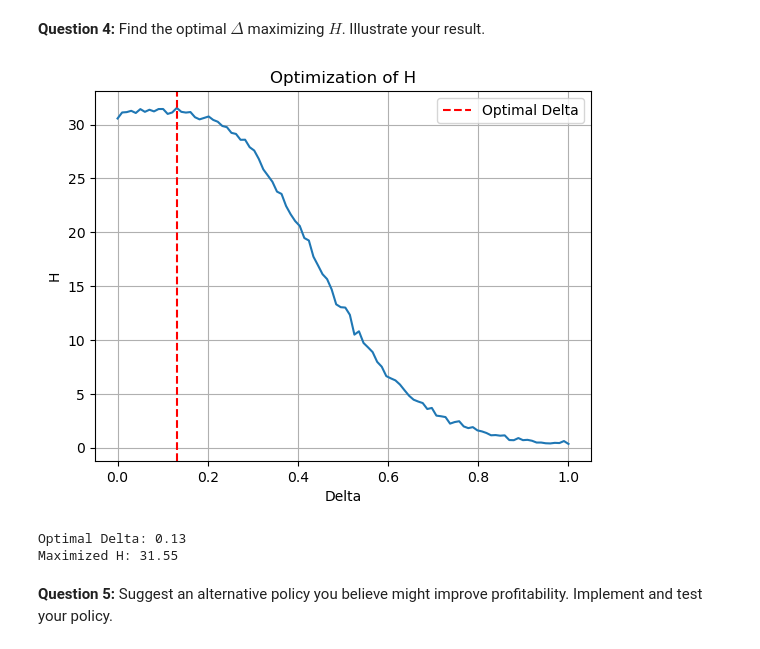
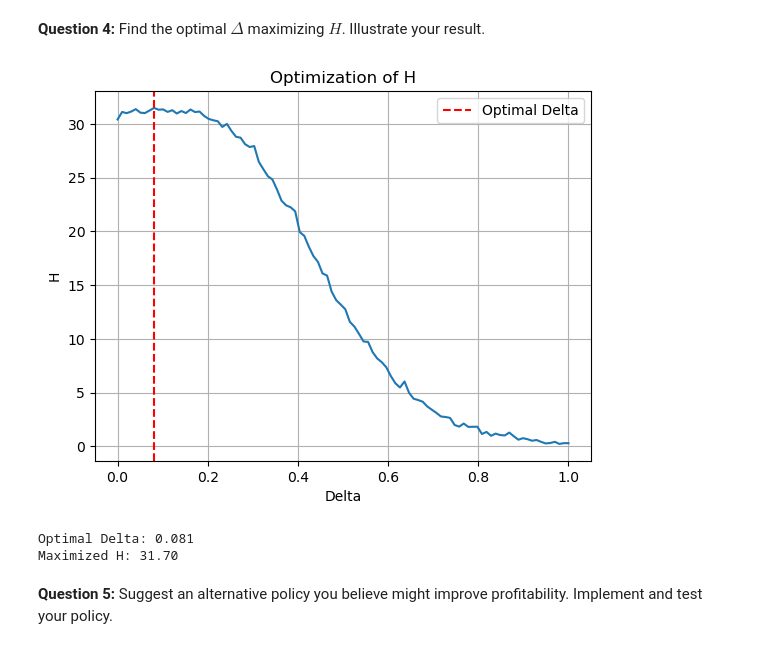
Before and after one commit to NumEconCopenhagen/projects-2023-2x-chris-og-ras, a Jupyter notebook: Examproject/Exam.ipynb, the cells around one changed output. Saved outputs shown, nothing was run; the diff lists cells and outputs as text; code cells hidden in the pictures.

```diff
--- a/Examproject/Exam.ipynb
+++ b/Examproject/Exam.ipynb
@@ -637,6 +639,8 @@ H with delta = 0.05 :  31.228913289452198
 **Question 4:** Find the optimal $\Delta$ maximizing $H$. Illustrate your result.
 # %%
 import numpy as np
+import scipy.optimize as opt
+import matplotlib.pyplot as plt
 
 # Set the parameter values
 eta = 0.5
@@ -650,14 +654,15 @@ R = (1 + 0.01) ** (1 / 12)
 K = 1000
 
 # Define the range of Delta values to consider
-delta_val = np.linspace(0, 1, 100)
+delta_val = np.linspace(0.0, 1.0, 100)
 
-# Initialize the dictionary to store the results
-results = {}
+np.random.seed(0)  # Set random seed for reproducibility
 
-# Perform the search for the optimal Delta
-for delta in delta_val:
-    # Initialize the objective function values list
+# Initialize the list to store the results
+results = []
+
+# Define the objective function to maximize
+def objective(delta):
     objec_vals = []
 
     # Perform the simulation
@@ -688,44 +693,51 @@ for delta in delta_val:
 
             # Calculate the profit for the current period
             profit = kappa_t * ell_t ** (1 - eta) - w * ell_t - int(ell_t != ell_t_minus_1) * iota
 
             # Discount the profit
             profit_discounted = R ** t * profit
 
             # Add the discounted profit to the objective function value
             objec_val += profit_discounted
 
             # Update the variables for the next period
             kappa_t_minus_1 = kappa_t
             ell_t_minus_1 = ell_t
         objec_vals.append(objec_val)
 
-        # Calculate H as the average of the objective function values
-        H = np.mean(objec_vals)
+    # Calculate H as the average of the objective function values
+    H = np.mean(objec_vals)
 
-    # Store the result
-    results[delta] = H
+    return -H  # Negate H for maximization
 
 # Find the optimal Delta that maximizes H
-opt_delta = max(results, key=results.get)
-max_H = results[opt_delta]
+opt_result = opt.minimize_scalar(objective, bounds=(0, 0.2), method='bounded')
+
+# Extract the optimal delta and the corresponding maximized H
+opt_delta = opt_result.x
+max_H = -opt_result.fun
+
+# Calculate the results for all delta values
+for delta in delta_val:
+    result = -objective(delta)
+    results.append(result)
 
 # Plot the results
-plt.plot(delta_val, list(results.values()), linestyle='solid')
+plt.plot(delta_val, results, linestyle='solid')
 plt.xlabel('Delta')
 plt.ylabel('H')
 plt.title('Optimization of H')
 plt.axvline(x=opt_delta, color='r', linestyle='--', label='Optimal Delta')
 plt.legend()
 plt.grid(True)
 plt.show()
 
-print("Optimal Delta: {:.2f}".format(opt_delta))
+print("Optimal Delta: {:.3f}".format(opt_delta))
 print("Maximized H: {:.2f}".format(max_H))
 # %% [output]
-[figure, old version]
+[figure, new version]
-Optimal Delta: 0.13
-Maximized H: 31.55
+Optimal Delta: 0.081
+Maximized H: 31.70
 # %% [markdown]
 
 **Question 5:** Suggest an alternative policy you believe might improve profitability. Implement and test your policy.
```
Also changed, not shown: parts of 6 cells of this notebook.
